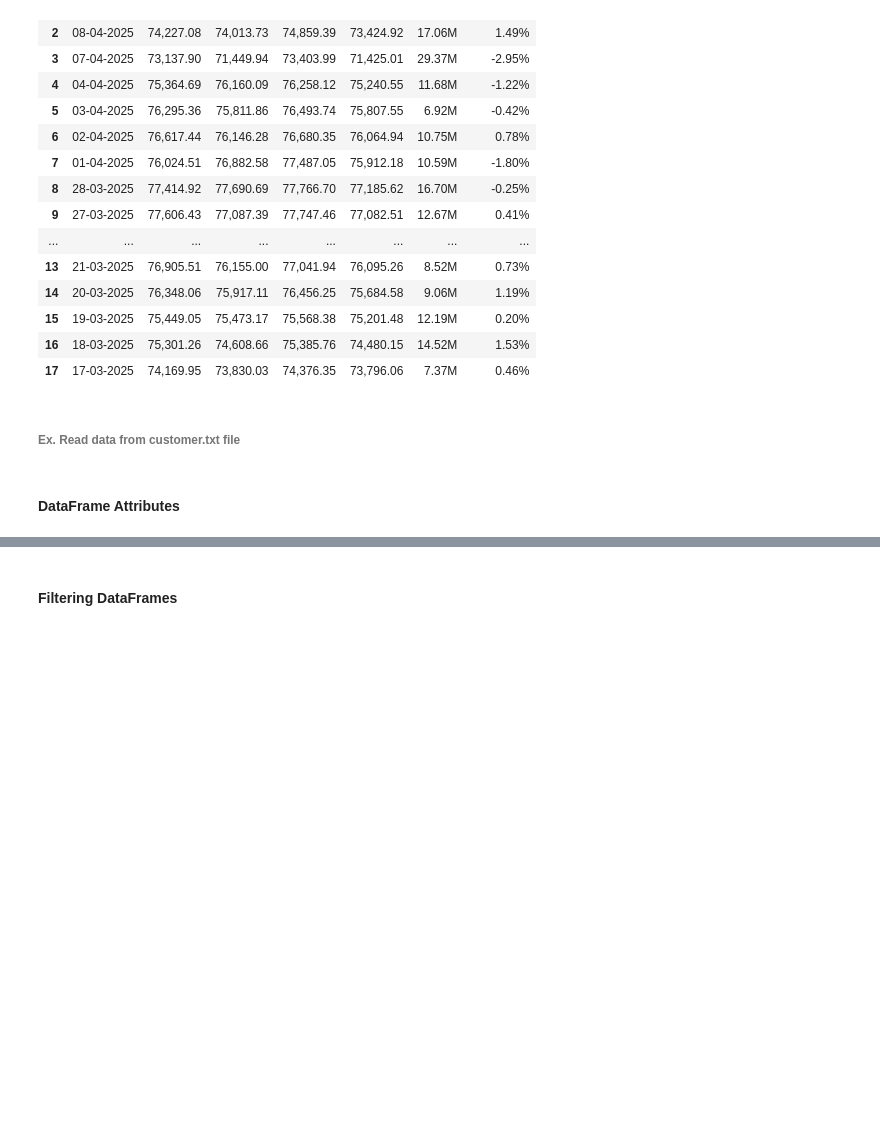
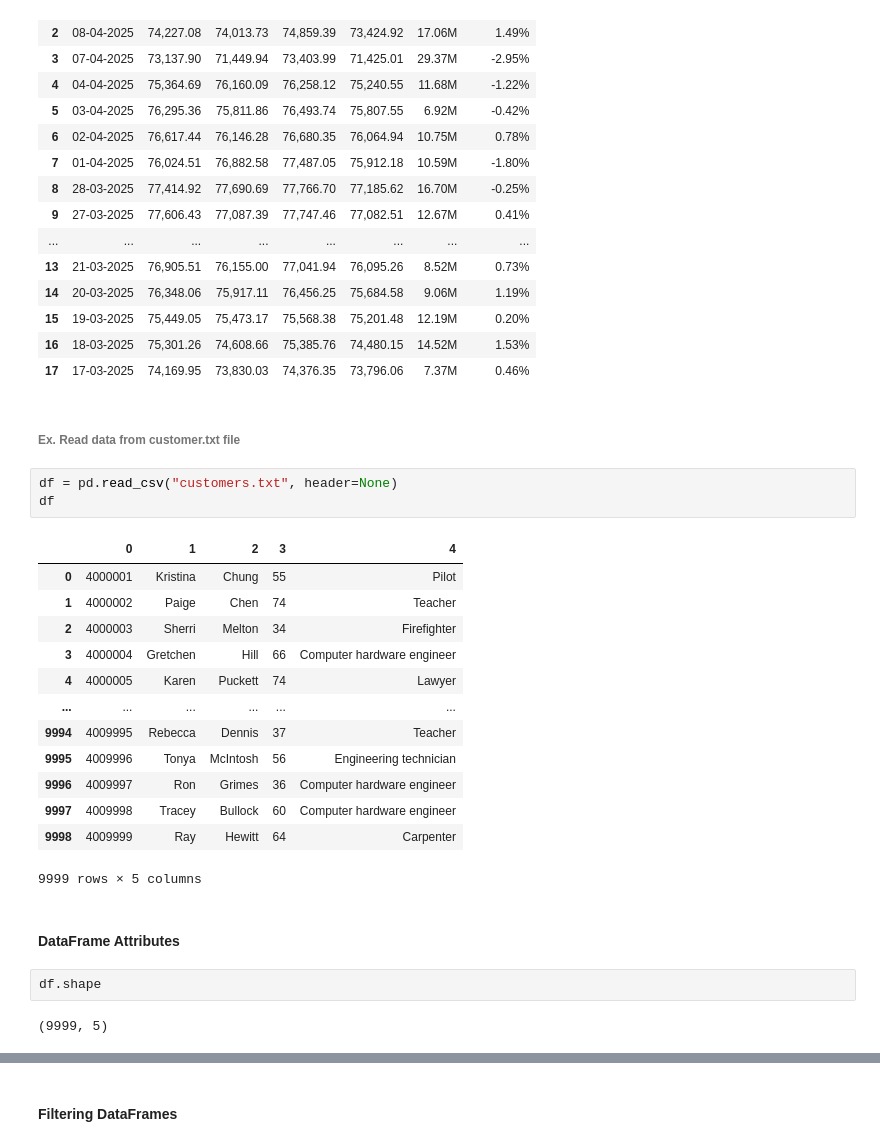
Before and after one commit to knowledge-corner/Vituare-Research, a Jupyter notebook: Day - 3 and Day 4.ipynb, the cells around one changed output, grey strips where cells are left out. Cells and saved outputs as stored; diff of their text form; blank space fills up the shorter version.

```diff
--- a/Day - 3 and Day 4.ipynb
+++ b/Day - 3 and Day 4.ipynb
@@ -1167,5 +1167,26 @@ pd.read_csv("BSE Sensex 30 Historical Data.csv")
 | 17 | 17-03-2025 | 74,169.95 | 73,830.03 | 74,376.35 | 73,796.06 | 7.37M | 0.46% |
 # %% [markdown]
 ###### Ex. Read data from customer.txt file
+# %%
+df = pd.read_csv("customers.txt", header=None)
+df
+# %% [output]
+|  | 0 | 1 | 2 | 3 | 4 |
+| 0 | 4000001 | Kristina | Chung | 55 | Pilot |
+| 1 | 4000002 | Paige | Chen | 74 | Teacher |
+| 2 | 4000003 | Sherri | Melton | 34 | Firefighter |
+| 3 | 4000004 | Gretchen | Hill | 66 | Computer hardware engineer |
+| 4 | 4000005 | Karen | Puckett | 74 | Lawyer |
+| ... | ... | ... | ... | ... | ... |
+| 9994 | 4009995 | Rebecca | Dennis | 37 | Teacher |
+| 9995 | 4009996 | Tonya | McIntosh | 56 | Engineering technician |
+| 9996 | 4009997 | Ron | Grimes | 36 | Computer hardware engineer |
+| 9997 | 4009998 | Tracey | Bullock | 60 | Computer hardware engineer |
+| 9998 | 4009999 | Ray | Hewitt | 64 | Carpenter |
+9999 rows × 5 columns
 # %% [markdown]
 #### DataFrame Attributes
+# %%
+df.shape
+# %% [output]
+(9999, 5)
```
Also changed, not shown: parts of 30 cells of this notebook, 2 other files.
